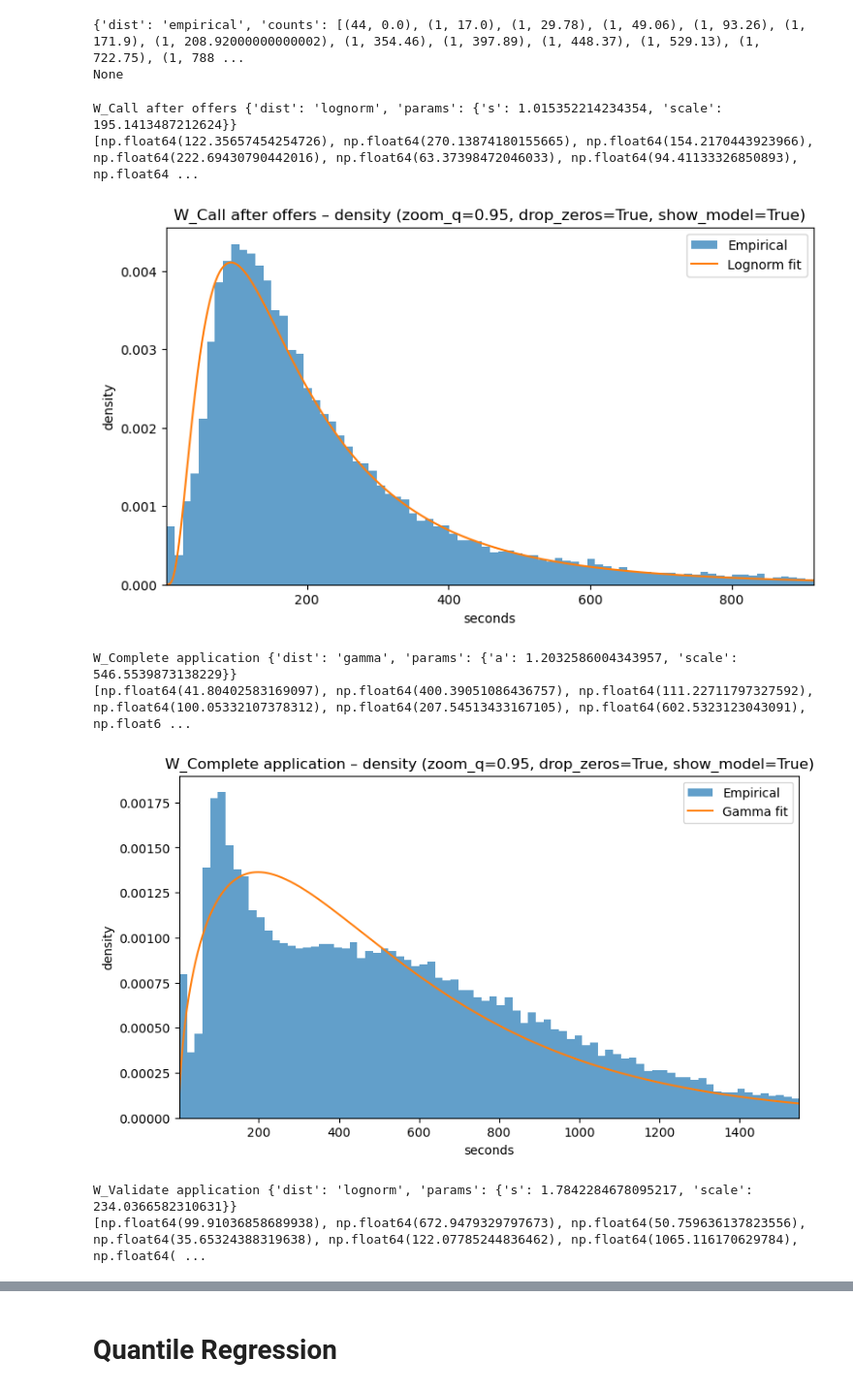
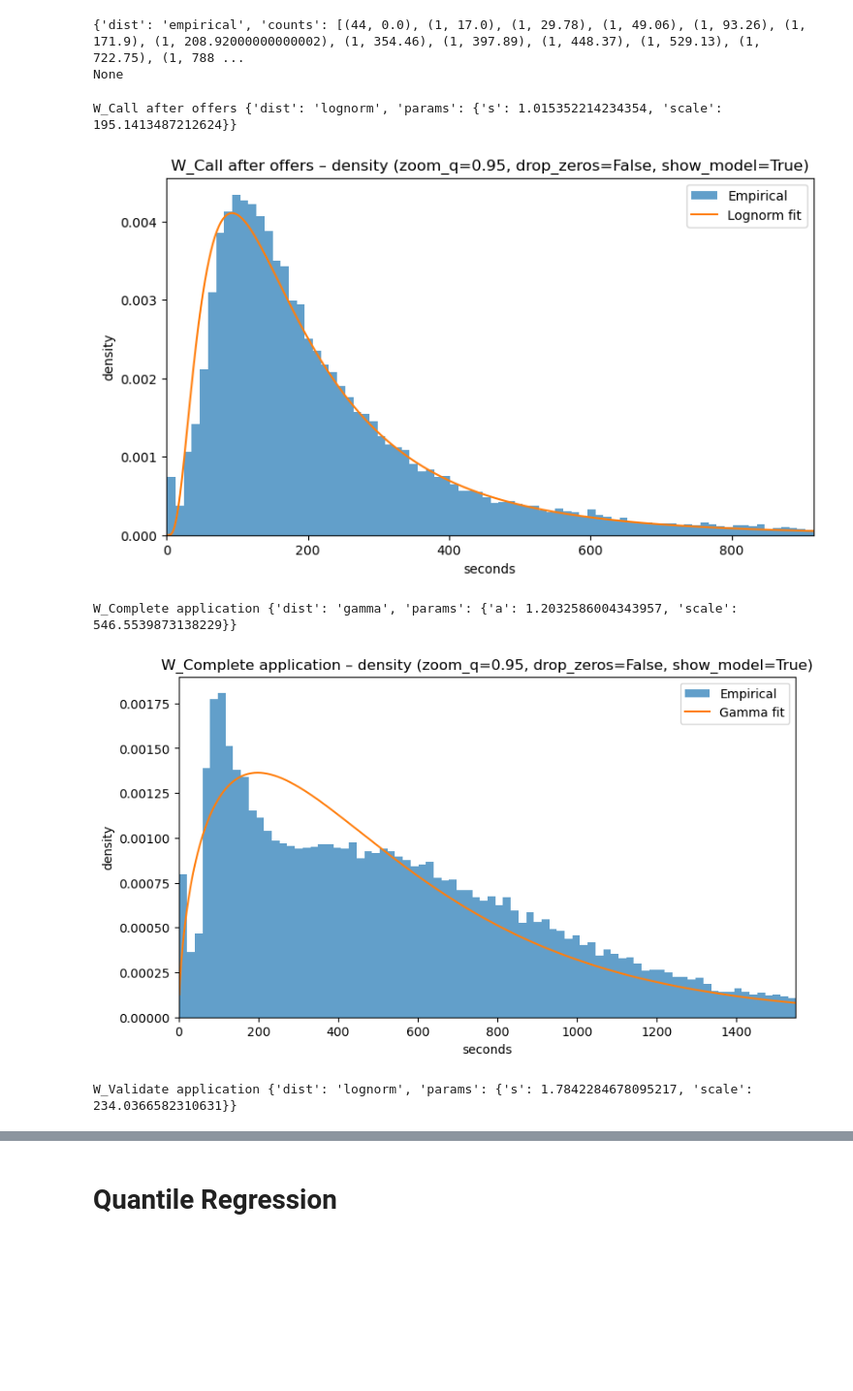
Before and after one commit to mbrieg/bppso-groupwork, a Jupyter notebook: processing_times/Processing_Times.ipynb, the cells around one changed output, grey strips where cells are left out. Shown at 97% size. Cells and saved outputs as stored; diff of their text form; code cells hidden in the pictures; blank space fills up the shorter version.

Commit message:
cleanup processing times

```diff
--- a/processing_times/Processing_Times.ipynb
+++ b/processing_times/Processing_Times.ipynb
@@ -238,9 +225,9 @@ p0_global
 0.0
 # %%
 import pandas as pd
-import numpy as np
 
-def median_time_to_next_event_by_activity(
+
+def min_time_to_next_event_by_activity(
     df,
     case_col="case:concept:name",
     act_col="concept:name",
@@ -264,8 +251,9 @@ def median_time_to_next_event_by_activity(
     d["dt_next"] = dt
     d = d.dropna(subset=["dt_next"])
 
-    per_act = d.groupby(act_col)["dt_next"].median().astype(float).to_dict()
-    global_med = float(d["dt_next"].median()) if len(d) else 0.2
+    # I want to use min as a safecall for system processing times
+    per_act = d.groupby(act_col)["dt_next"].min().astype(float).to_dict()
+    global_med = float(d["dt_next"].min()) if len(d) else 0.2
     return per_act, global_med
 # %% [markdown]
 # Fill the models with A_ and O_ Activities
@@ -273,7 +261,7 @@ def median_time_to_next_event_by_activity(
 # --- Add const models for missing activities (A_ / O_ etc.) ---
 
 all_acts = sorted(set(df["concept:name"]))
-per_act_med_dt, global_med_dt = median_time_to_next_event_by_activity(df)
+per_act_med_dt, global_med_dt = min_time_to_next_event_by_activity(df)
 wait_sampling ={}
 
 
@@ -295,57 +283,48 @@ for act in all_acts:
                 "counts": durations_full_wait_pos[act]   # [(count, value), ...]
             }
         else:
-            # fallback: median time-to-next-event (constant)
             v = float(per_act_med_dt.get(act, global_med_dt))
             processing_models_wait[act] = {
                 "dist": "const",
-                "value": float(v)  # min 1s to avoid identical timestamps
+                "value": float(v)
             }
 
-# Backward compatible
-processing_models = processing_models_proc
 print(processing_models_wait.get("W_Assess potential fraud"))
 print(processing_models_proc.get("A_Create Application"))
 # %% [output]
 {'dist': 'empirical', 'counts': [(44, 0.0), (1, 17.0), (1, 29.78), (1, 49.06), (1, 93.26), (1, 171.9), (1, 208.92000000000002), (1, 354.46), (1, 397.89), (1, 448.37), (1, 529.13), (1, 722.75), (1, 788 ...
 None
 # %%
-# --- Quick inspection / plots (optional) ---
-# WARNING: plotting all activities can be slow.
-# Choose which target you want to inspect:
+from processing_times.basic_analysis import density_plot_from_counts
+#Plot the fitted models
 which = "proc"  # "proc" | "total" | "wait"
-N = 10  # how many activities to inspect
+
 
 if which == "proc":
     models = processing_models_proc
     durs = durations_full_proc
 elif which == "total":
     models = processing_models_total
     durs = durations_full_total
 elif which == "wait":
     models = processing_models_wait
     durs = durations_full_wait_pos
 else:
     raise ValueError("which must be 'proc', 'total', or 'wait'")
 
-for act in list(models.keys())[:N]:
+for act in list(models.keys()):
     spec = models[act]
     print(act, spec)
-    print(fk.sample_processing_time(spec, n=10))
-    # For wait we fitted positive-part, so drop_zeros=True is correct
-    fk.density_plot_from_counts(
+    density_plot_from_counts(
         durs, act,
         show_model=(spec.get("dist") in {"gamma", "lognorm"}),
         dist=spec.get("dist", "gamma"),
-        drop_zeros=True,
+        drop_zeros=False,
         zoom_q=0.95
     )
 # %% [output]
 W_Call after offers {'dist': 'lognorm', 'params': {'s': 1.015352214234354, 'scale': 195.1413487212624}}
-[np.float64(122.35657454254726), np.float64(270.13874180155665), np.float64(154.2170443923966), np.float64(222.69430790442016), np.float64(63.37398472046033), np.float64(94.41133326850893), np.float64 ...
-[figure, old version]
+[figure, new version]
 W_Complete application {'dist': 'gamma', 'params': {'a': 1.2032586004343957, 'scale': 546.5539873138229}}
-[np.float64(41.80402583169097), np.float64(400.39051086436757), np.float64(111.22711797327592), np.float64(100.05332107378312), np.float64(207.54513433167105), np.float64(602.5323123043091), np.float6 ...
-[figure, old version]
+[figure, new version]
 W_Validate application {'dist': 'lognorm', 'params': {'s': 1.7842284678095217, 'scale': 234.0366582310631}}
-[np.float64(99.91036858689938), np.float64(672.9479329797673), np.float64(50.759636137823556), np.float64(35.65324388319638), np.float64(122.07785244836462), np.float64(1065.116170629784), np.float64( ...
```
Also changed, not shown: parts of 12 cells of this notebook, 3 other files.
